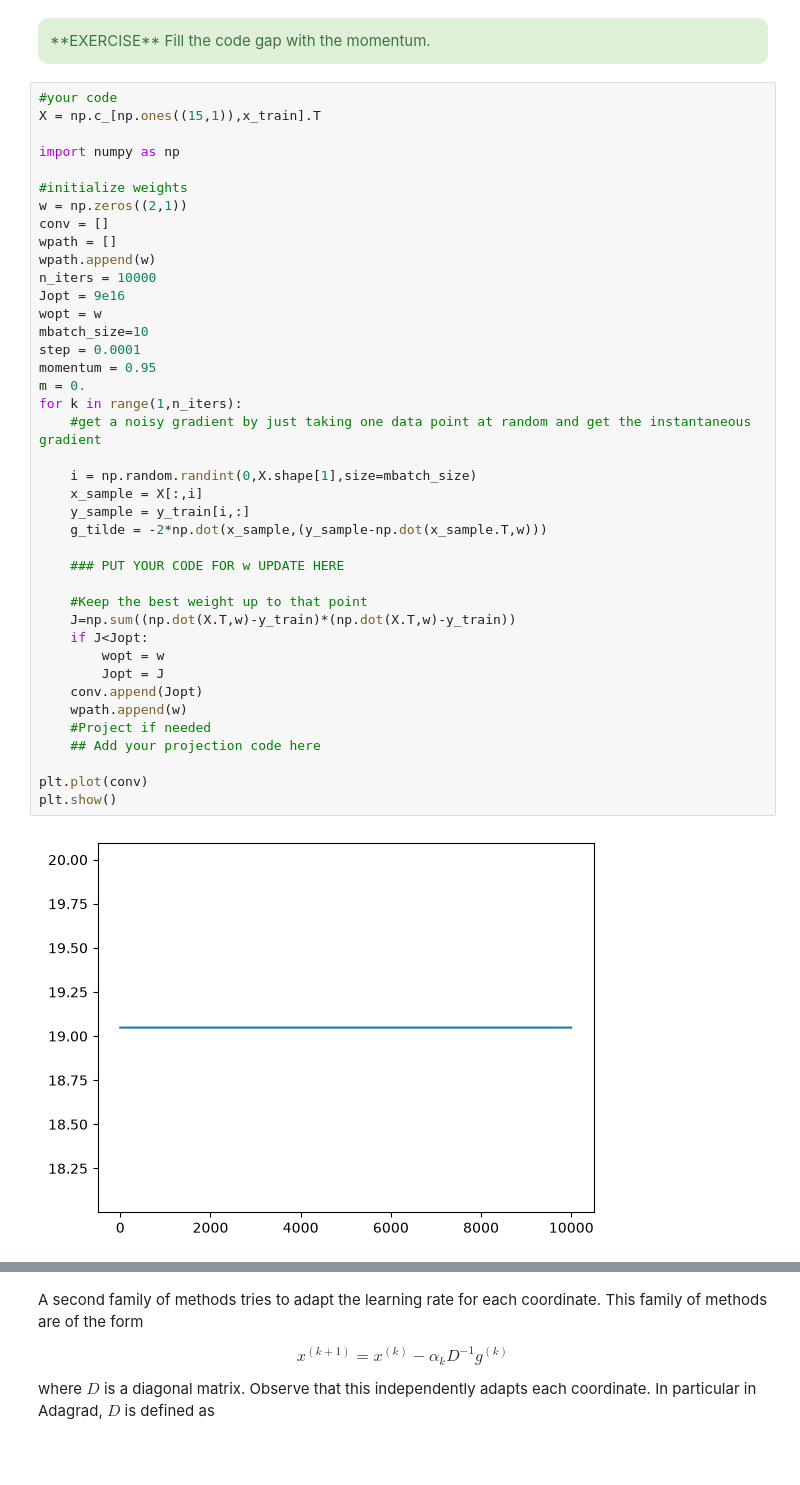
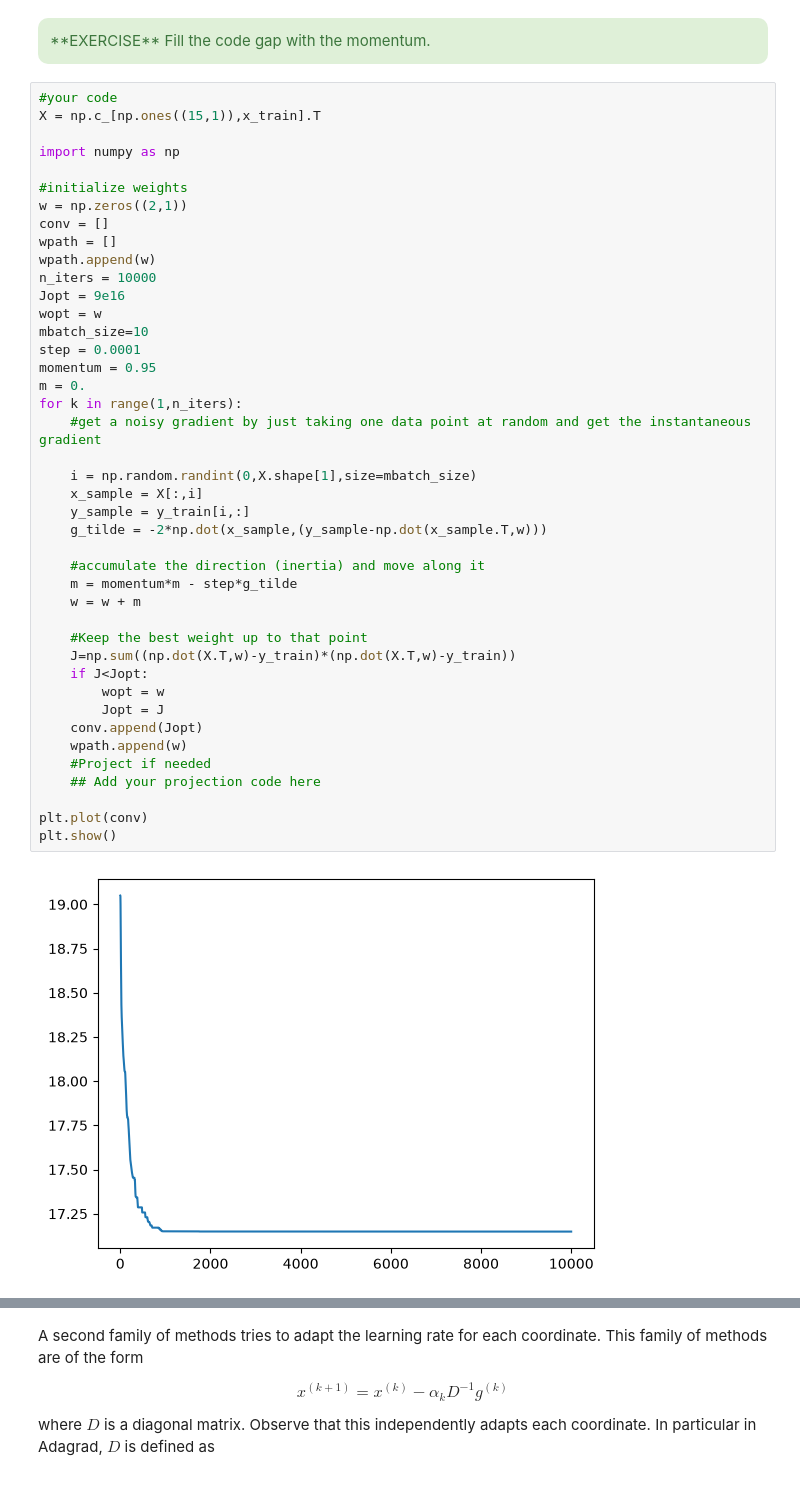
Before and after one commit to GCGCepi/Master_FPoDS, a Jupyter notebook: Machine Learning/Teoria/Pill 7/Pill7 Optimization/pill7_Stochastic_Subgradient_Methods_student.ipynb, the cells around one changed output, grey strips where cells are left out. Drawn from its saved outputs; the diff is of its cells as text.

```diff
--- a/Machine Learning/Teoria/Pill 7/Pill7 Optimization/pill7_Stochastic_Subgradient_Methods_student.ipynb
+++ b/Machine Learning/Teoria/Pill 7/Pill7 Optimization/pill7_Stochastic_Subgradient_Methods_student.ipynb
@@ -568,35 +576,37 @@ wpath = []
 wpath.append(w)
 n_iters = 10000
 Jopt = 9e16
 wopt = w
 mbatch_size=10
 step = 0.0001
 momentum = 0.95
 m = 0.
 for k in range(1,n_iters):
     #get a noisy gradient by just taking one data point at random and get the instantaneous gradient
 
     i = np.random.randint(0,X.shape[1],size=mbatch_size)
     x_sample = X[:,i]
     y_sample = y_train[i,:]
     g_tilde = -2*np.dot(x_sample,(y_sample-np.dot(x_sample.T,w)))
 
-    ### PUT YOUR CODE FOR w UPDATE HERE
+    #accumulate the direction (inertia) and move along it
+    m = momentum*m - step*g_tilde
+    w = w + m
 
     #Keep the best weight up to that point
     J=np.sum((np.dot(X.T,w)-y_train)*(np.dot(X.T,w)-y_train))
     if J<Jopt:
         wopt = w
         Jopt = J
     conv.append(Jopt)
     wpath.append(w)
     #Project if needed
     ## Add your projection code here
 
 plt.plot(conv)
 plt.show()
 # %% [output]
-[figure, old version]
+[figure, new version]
 # %%
 
 #order = np.Inf
```
Also changed, not shown: parts of 8 cells of this notebook, 2 other files.
